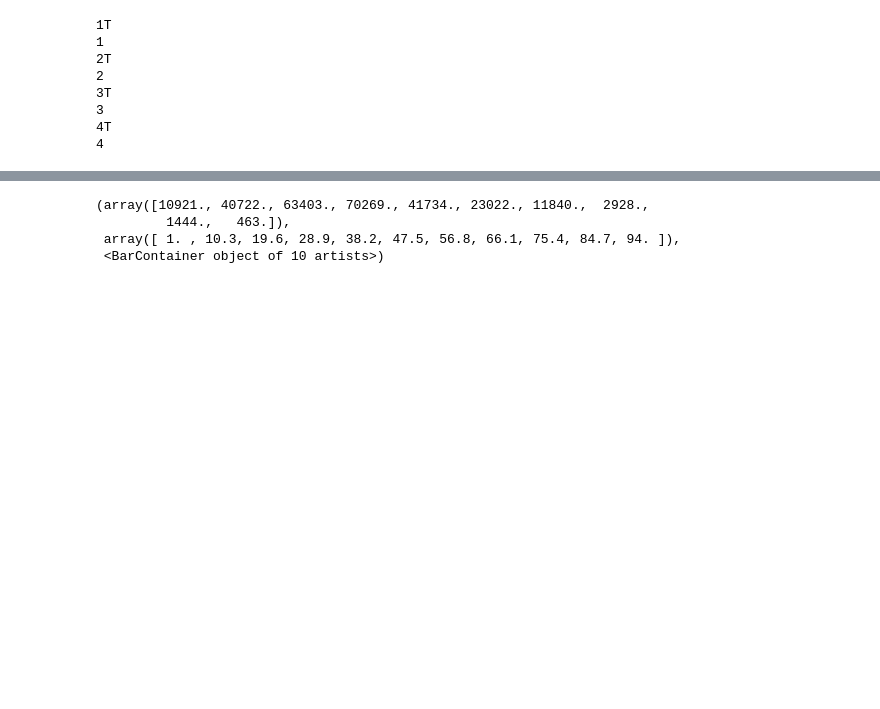
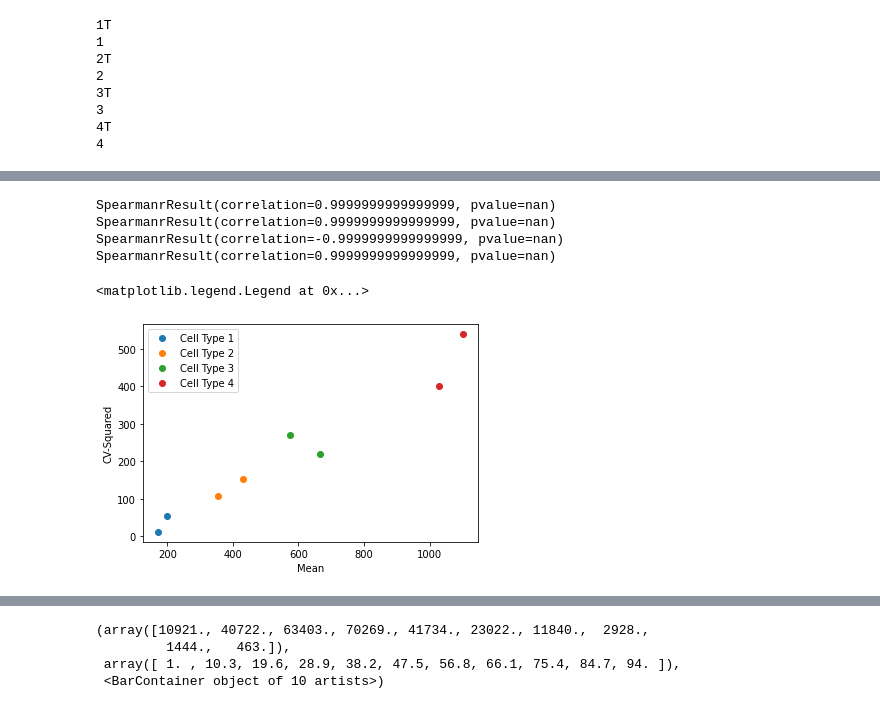
Before and after one commit to Tarun-Mahajan/scnnoise, a Jupyter notebook: doc/Trajectory Inference.ipynb, the cells around one changed output, grey strips where cells are left out. Cells and saved outputs as stored; diff of their text form; code cells hidden in the pictures; blank space fills up the shorter version.

```diff
--- a/doc/Trajectory Inference.ipynb
+++ b/doc/Trajectory Inference.ipynb
@@ -330,0 +355,24 @@ Text(0.5, 0, 'Gene A Protein')
+# %%
+a = []
+b= []
+for i in range(1,5):
+    a.append([])
+    b.append([])
+    a[i-1] = np.mean(data[data.columns[:-1]][data[data.columns[-1]] == str(i)])
+    b[i-1] = np.std(data[data.columns[:-1]][data[data.columns[-1]] == str(i)])
+# %%
+for i in range(4):
+    plt.plot(a[i],np.divide(a[i],b[i])**2,'o')
+    print(spearmanr(a[i],np.divide(a[i],b[i])**2))
+
+
+plt.xlabel('Mean')
+plt.ylabel('CV-Squared')
+plt.legend(['Cell Type 1', 'Cell Type 2', 'Cell Type 3', 'Cell Type 4'])
+# %% [output]
+SpearmanrResult(correlation=0.9999999999999999, pvalue=nan)
+SpearmanrResult(correlation=0.9999999999999999, pvalue=nan)
+SpearmanrResult(correlation=-0.9999999999999999, pvalue=nan)
+SpearmanrResult(correlation=0.9999999999999999, pvalue=nan)
+<matplotlib.legend.Legend at 0x...>
+[figure, added]
```
Also changed, not shown: parts of 20 cells of this notebook, 1 other file.
